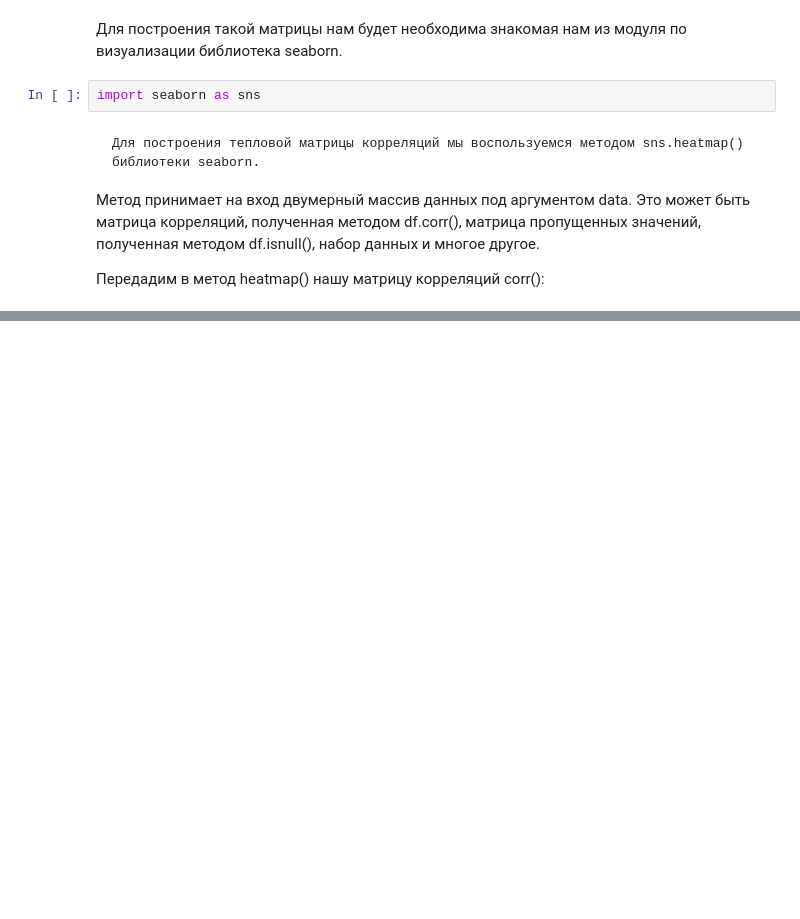
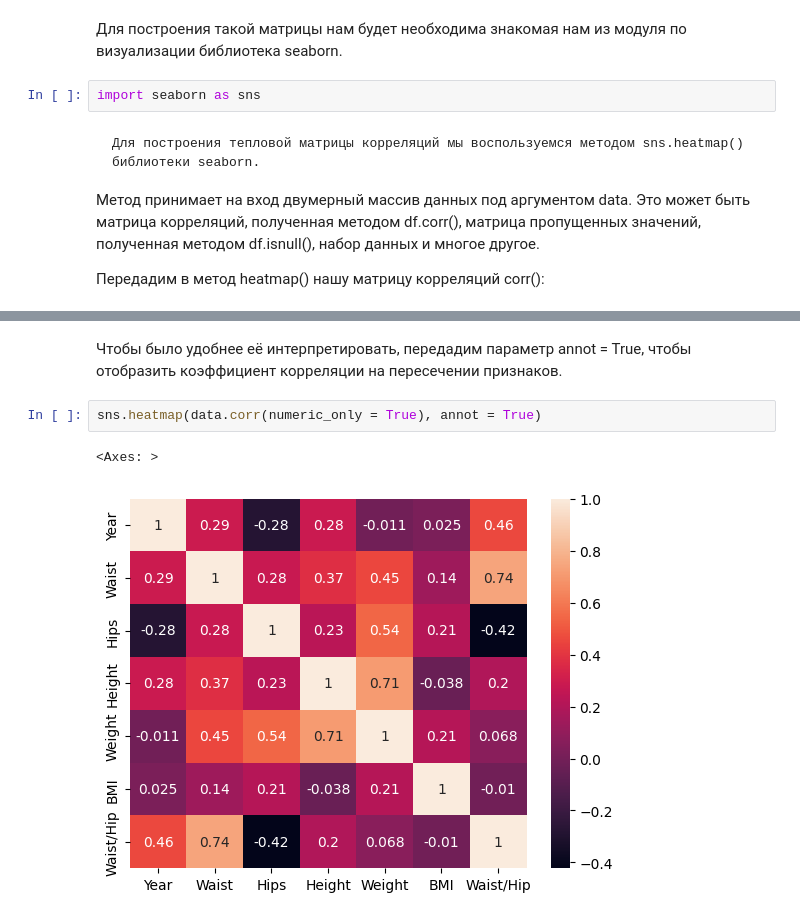
Before and after one commit to DadonovIV/for_sf_ds, a Jupyter notebook: EDA/EDA_2/EDA_2.ipynb, the cells around one changed output, grey strips where cells are left out. Drawn from its saved outputs; the diff is of its cells as text; blank space fills up the shorter version.

```diff
--- a/EDA/EDA_2/EDA_2.ipynb
+++ b/EDA/EDA_2/EDA_2.ipynb
@@ -406,0 +415,7 @@ ValueError: could not convert string to float: 'December'
+# %% [markdown]
+Чтобы было удобнее её интерпретировать, передадим параметр annot = True, чтобы отобразить коэффициент корреляции на пересечении признаков.
+# %%
+sns.heatmap(data.corr(numeric_only = True), annot = True)
+# %% [output]
+<Axes: >
+[figure, added]
```
Also changed, not shown: parts of 19 cells of this notebook.
